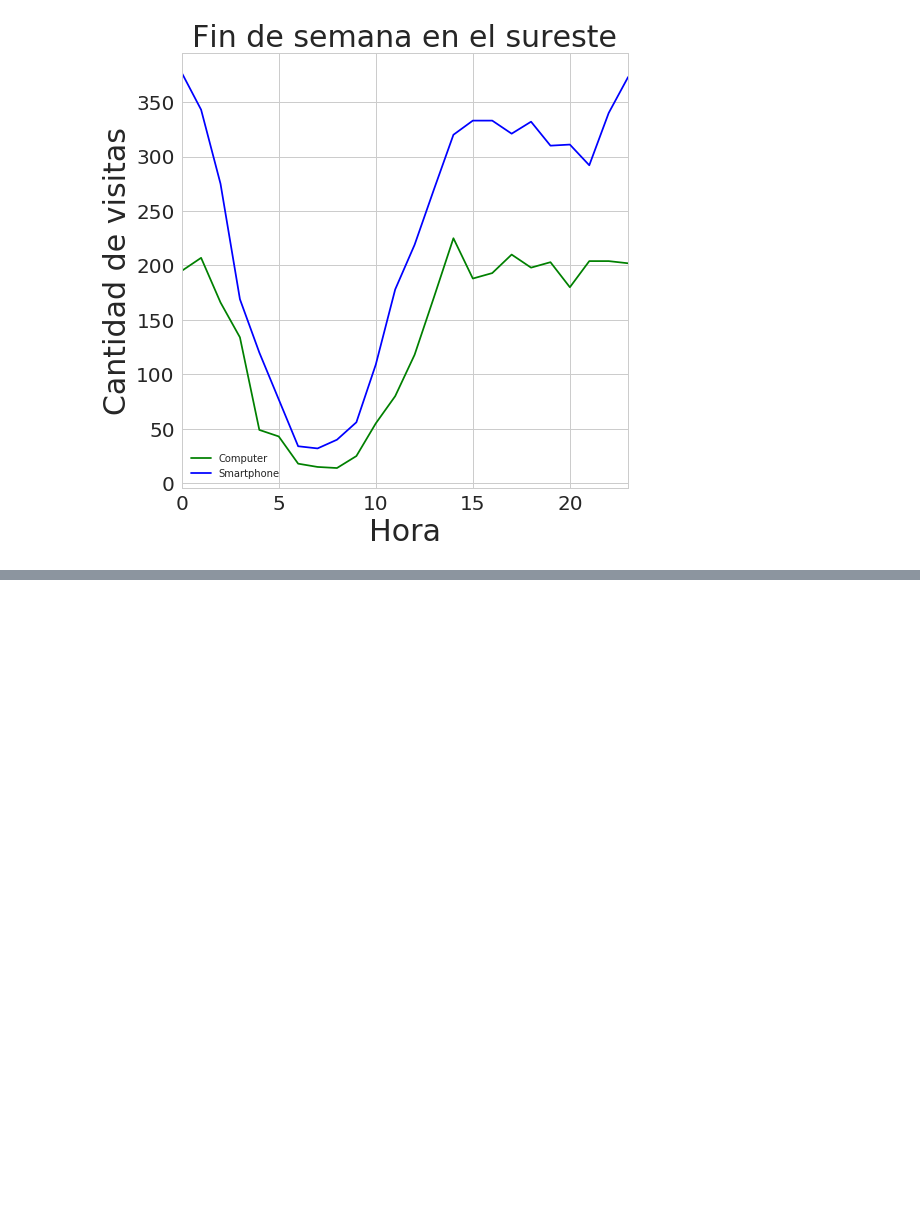
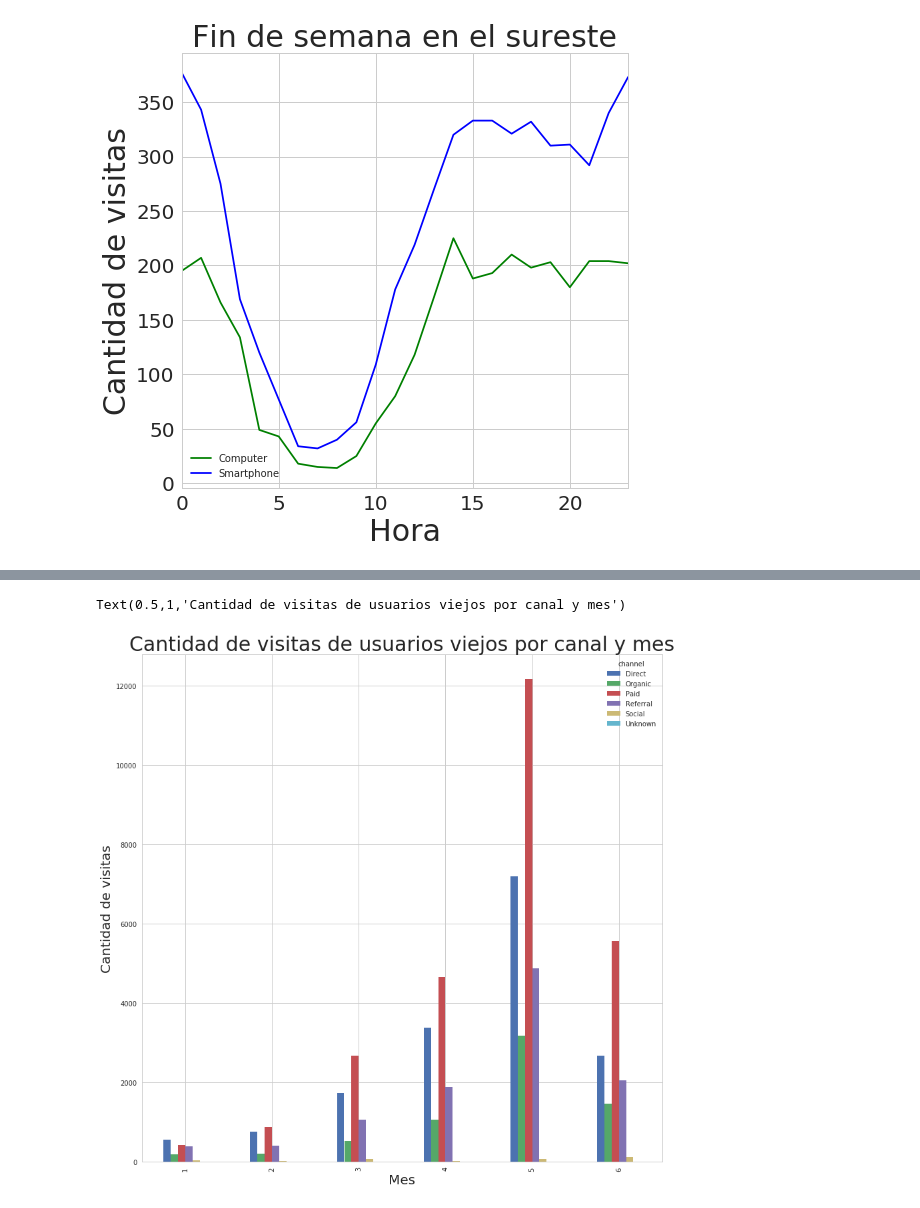
Before and after one commit to gabyrobles93/7506-TP1-Trocafone, a Jupyter notebook: TP1_Trocafone.ipynb, the cells around one changed output, grey strips where cells are left out. Cells and saved outputs as stored; diff of their text form; code cells hidden in the pictures; blank space fills up the shorter version.

```diff
--- a/TP1_Trocafone.ipynb
+++ b/TP1_Trocafone.ipynb
@@ -932,0 +1034,10 @@ Text(0.5,1,'Fin de semana en el sureste')
+# %%
+returning.drop(inplace=True, columns=['Email'])
+# %%
+p = returning.plot.bar(figsize=(14,14))
+p.set_ylabel('Cantidad de visitas', fontsize=20)
+p.set_xlabel('Mes', fontsize=20)
+p.set_title('Cantidad de visitas de usuarios viejos por canal y mes', fontsize=30)
+# %% [output]
+Text(0.5,1,'Cantidad de visitas de usuarios viejos por canal y mes')
+[figure, added]
```
Also changed, not shown: parts of 122 cells of this notebook, 1 other file.
